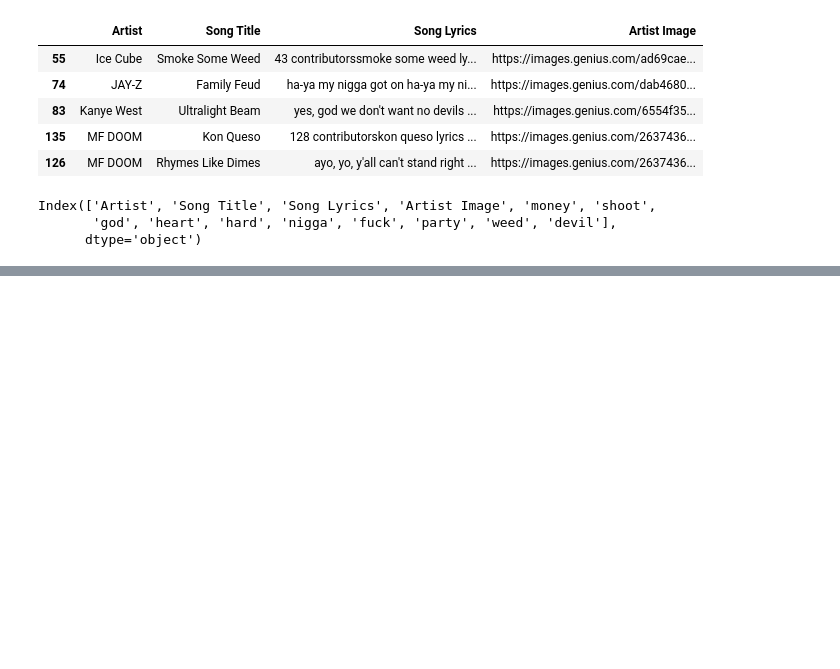
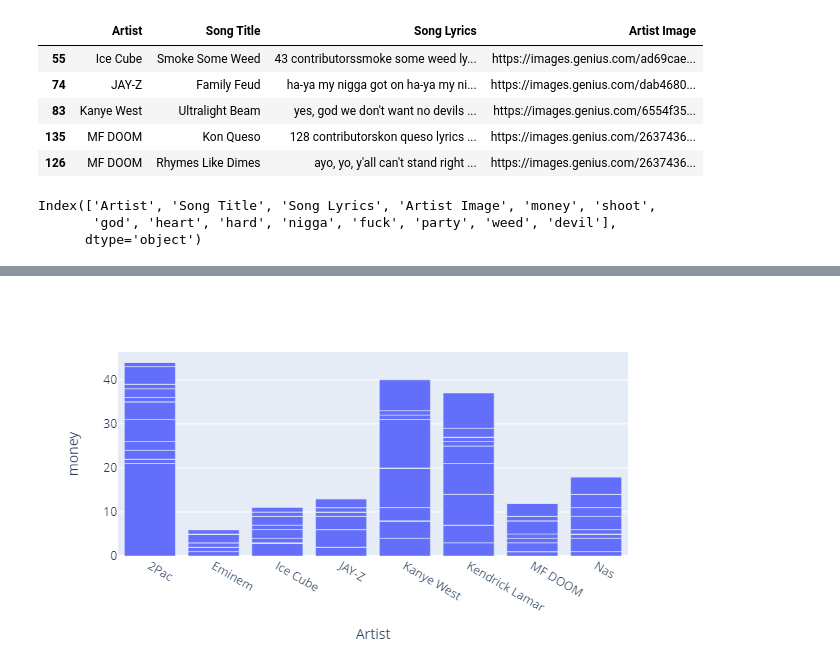
Before and after one commit to Kakackle/data_projects, a Jupyter notebook: analysis_by_chosen_words.ipynb, the cells around one changed output, grey strips where cells are left out. Saved outputs shown, nothing was run; the diff lists cells and outputs as text; code cells hidden in the pictures; blank space fills up the shorter version.

```diff
--- a/analysis_by_chosen_words.ipynb
+++ b/analysis_by_chosen_words.ipynb
@@ -30,4 +30,6 @@ Index(['Artist', 'Song Title', 'Song Lyrics', 'Artist Image', 'money', 'shoot',
        'god', 'heart', 'hard', 'nigga', 'fuck', 'party', 'weed', 'devil'],
       dtype='object')
 # %%
-fig = px.bar(artists_df,
+fig = px.bar(artists_df, x='Artist', y='money')
+fig.show()
+# %% [output]
@@ -33,0 +37 @@ fig = px.bar(artists_df,
+[figure, added]
```
Also changed, not shown: parts of 1 cell of this notebook, 11 other files.
